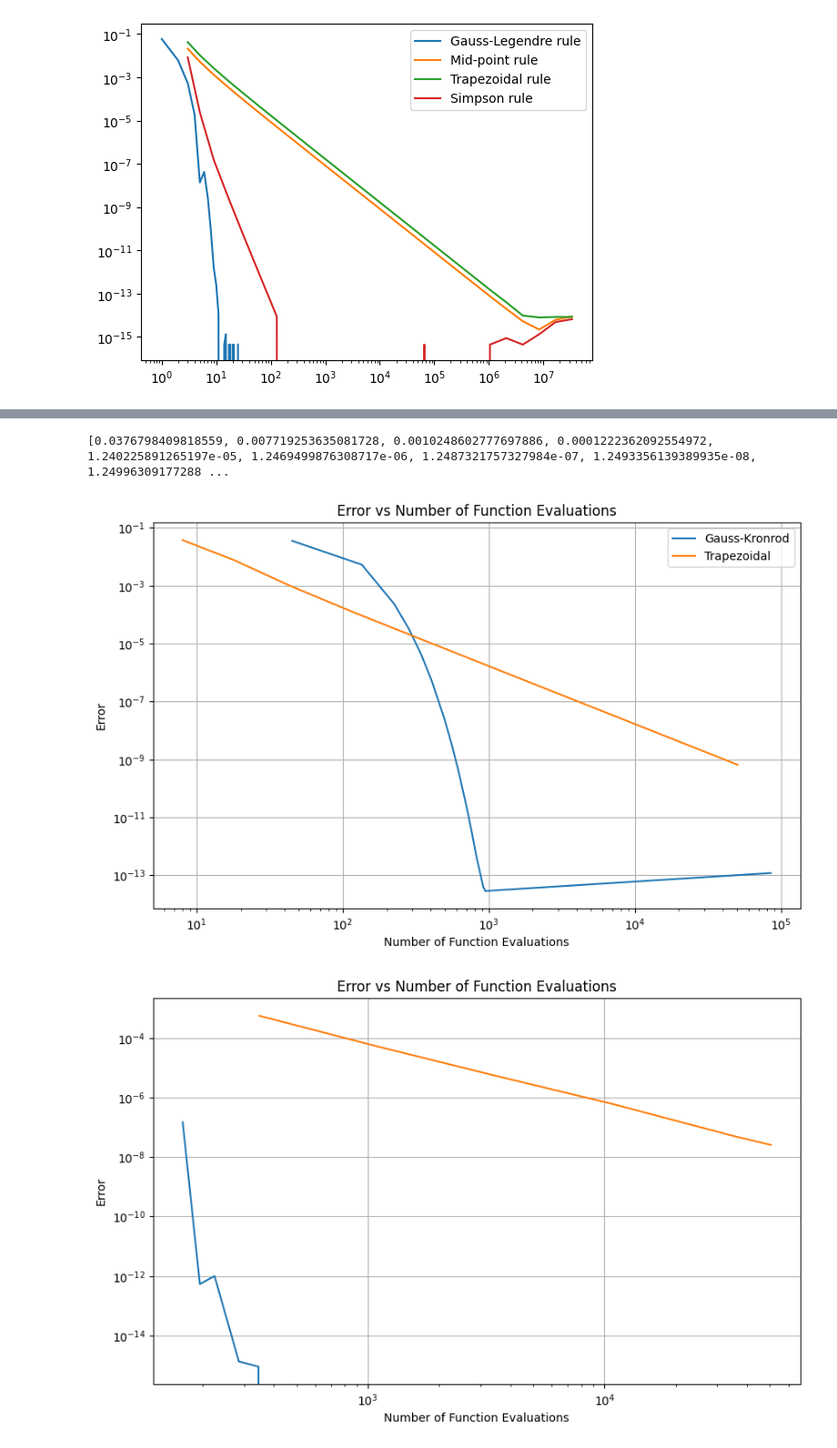
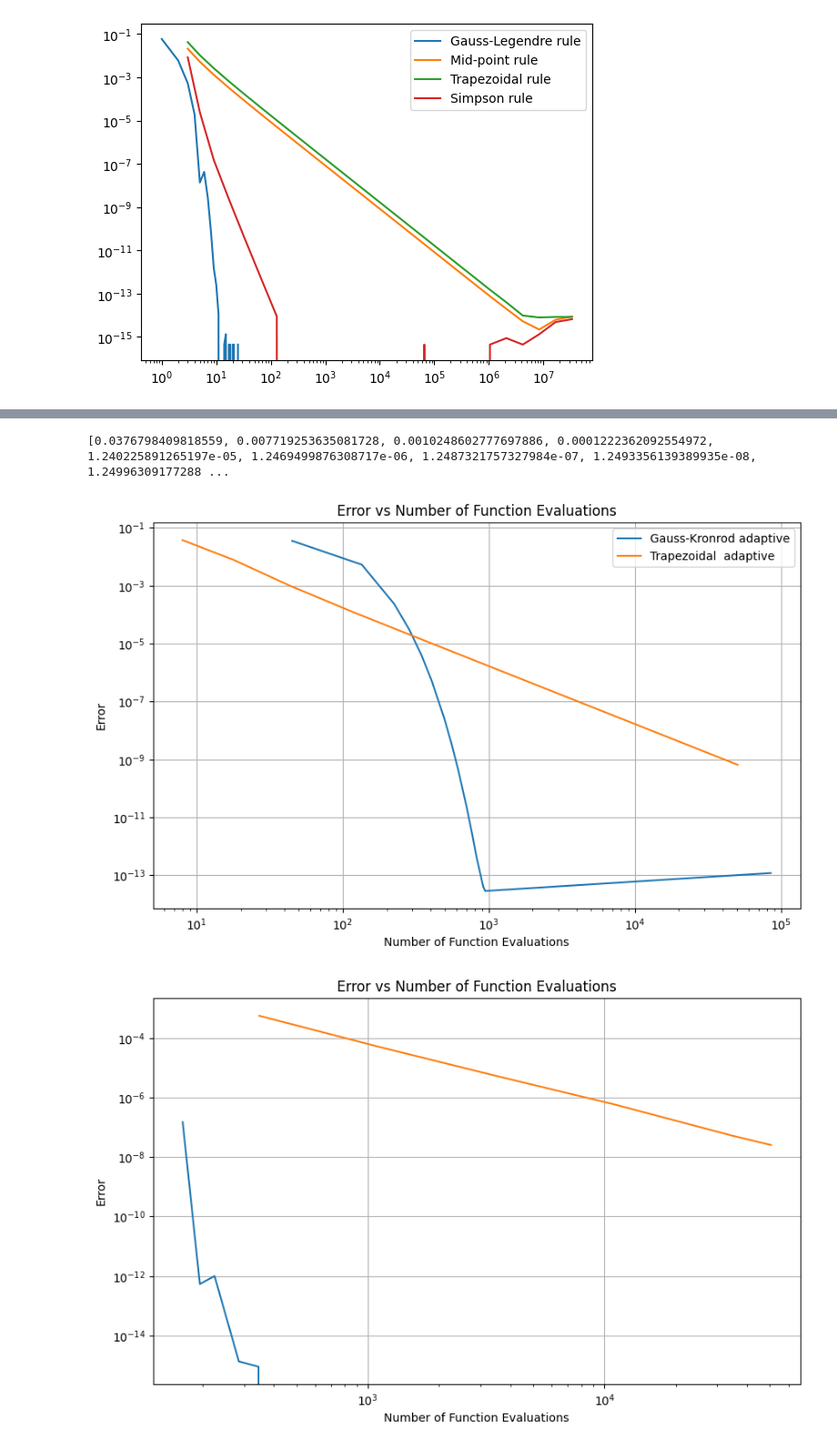
Before and after one commit to Fisieekk/MOwNiT, a Jupyter notebook: Lab7/1.ipynb, the cells around one changed output, grey strips where cells are left out. Shown at 91% size. Drawn from its saved outputs; the diff is of its cells as text; code cells hidden in the pictures.

```diff
--- a/Lab7/1.ipynb
+++ b/Lab7/1.ipynb
@@ -99,6 +99,14 @@ def f1(x):
     return 4/(1+x**2)
 
 def f2(x):
+    if type(x)==np.ndarray:
+        res=np.zeros(len(x))
+        for i in range(len(x)):
+            if x[i]==0:
+                res[i]=0
+            else:
+                res[i]=np.sqrt(x[i])*np.log(x[i])
+        return res
     if(x==0):
         return 0
     return np.sqrt(x)*np.log(x)
@@ -154,17 +162,17 @@ plt.show()
 # %%
 
 errors_gk2, evaluations_gk2, errors_trap2, evaluations_trap2 = integrator_f1_f2(f2)
 # Plotting
 plt.figure(figsize=(10, 6))
-plt.loglog(evaluations_gk2, errors_gk2, label='Gauss-Kronrod')
-plt.loglog(evaluations_trap2, errors_trap2, label='Trapezoidal')
+plt.loglog(evaluations_gk2, errors_gk2, label='Gauss-Kronrod adaptive')
+plt.loglog(evaluations_trap2, errors_trap2, label='Trapezoidal  adaptive')
 print(errors_trap2)
 plt.xlabel('Number of Function Evaluations')
 plt.ylabel('Error')
 plt.title('Error vs Number of Function Evaluations')
 plt.legend()
 plt.grid(True)
 plt.show()
 # %% [output]
 [0.0376798409818559, 0.007719253635081728, 0.0010248602777697886, 0.0001222362092554972, 1.240225891265197e-05, 1.2469499876308717e-06, 1.2487321757327984e-07, 1.2493356139389935e-08, 1.24996309177288 ...
-[figure, old version]
+[figure, new version]
```
Also changed, not shown: parts of 7 cells of this notebook, 1 other file.
